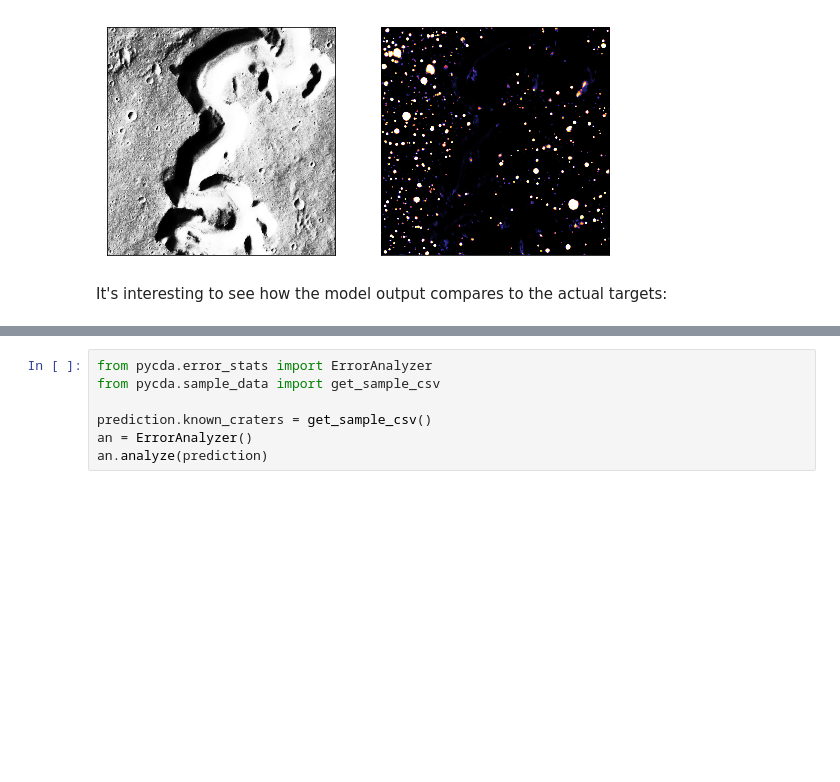
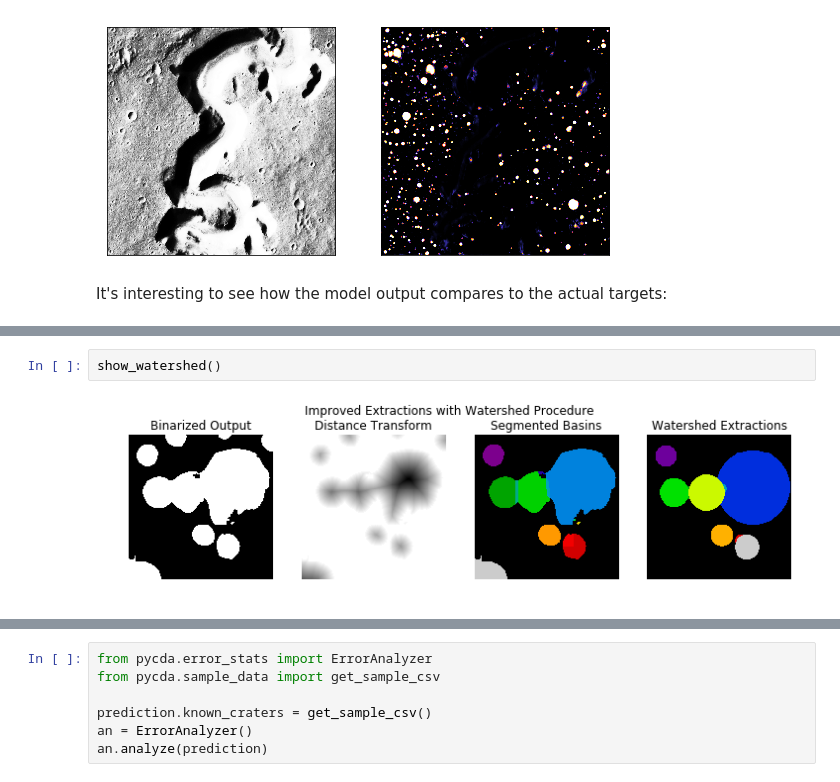
Before and after one commit to AlliedToasters/craters, a Jupyter notebook: CapstoneNotebook.ipynb, the cells around one changed output, grey strips where cells are left out. Drawn from its saved outputs; the diff is of its cells as text; blank space fills up the shorter version.

```diff
--- a/CapstoneNotebook.ipynb
+++ b/CapstoneNotebook.ipynb
@@ -131,0 +141,4 @@ The basic problem of finding
+# %%
+show_watershed()
+# %% [output]
+[figure, added]
```
Also changed, not shown: parts of 43 cells of this notebook, 2 other files.
